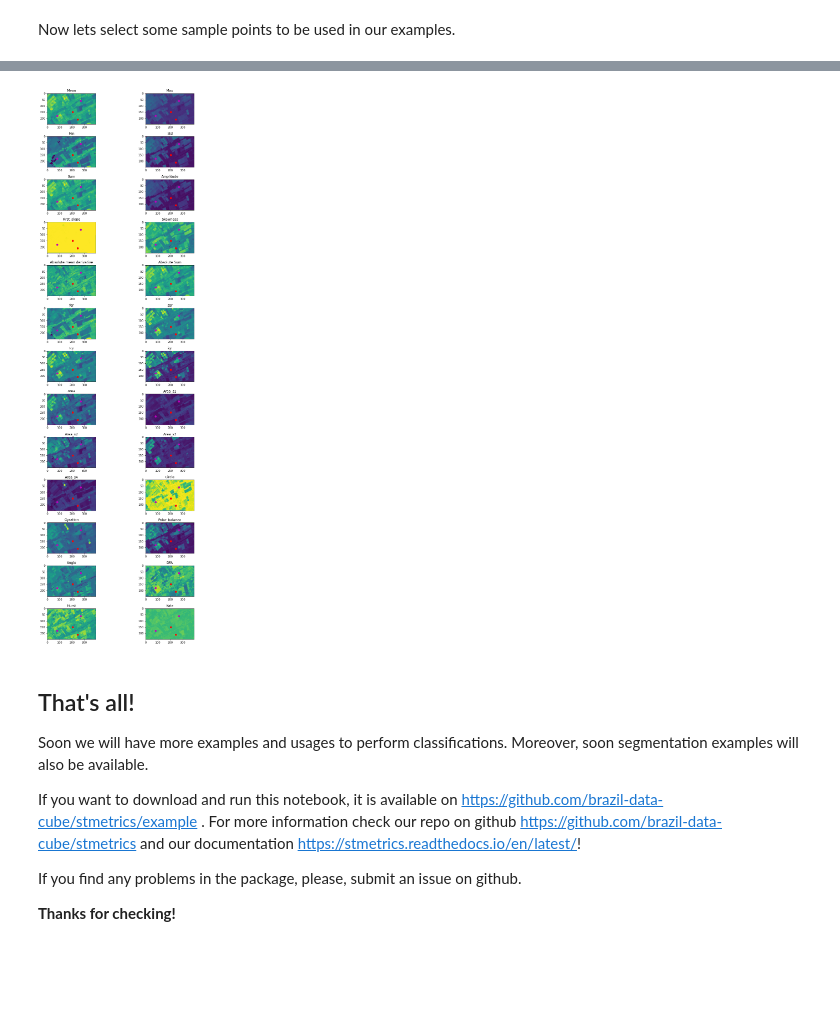
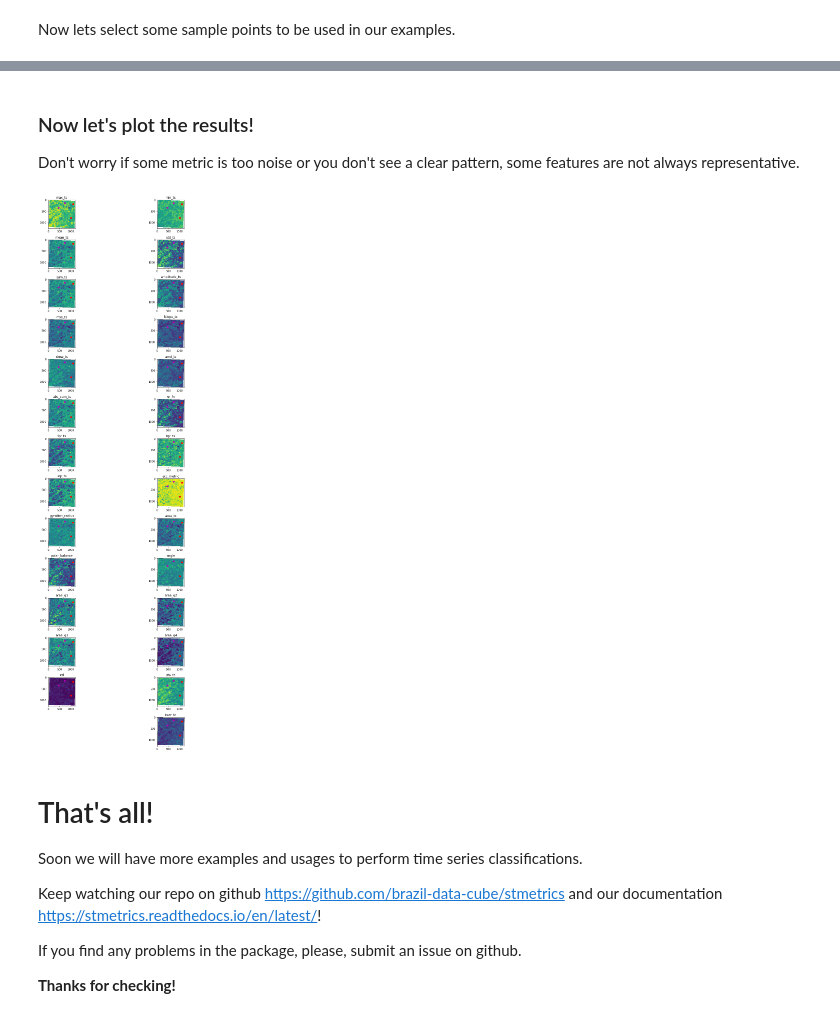
Before and after one commit to brazil-data-cube/stmetrics, a Jupyter notebook: docs/examples/TimeMetrics.ipynb, the cells around one changed output, grey strips where cells are left out. Drawn from its saved outputs; the diff is of its cells as text; code cells hidden in the pictures; blank space fills up the shorter version.

```diff
--- a/docs/examples/TimeMetrics.ipynb
+++ b/docs/examples/TimeMetrics.ipynb
@@ -73,0 +154,3 @@ plt.imshow(img[0,:,:], cmap = 'gray')
+# %%
+bdc_stac = stac.STAC("http://brazildatacube.dpi.inpe.br/stac/")
+bdc_stac
@@ -73,0 +163,9 @@ plt.imshow(img[0,:,:], cmap = 'gray')
+# %%
+w = -45.90
+n = -12.20
+e = -45.20
+s = -12.90
+bbox = ( w,s,e,n )
+
+my_bands = ['NDVI']
+timeline = '2018-09-01/2019-08-31'
@@ -73,0 +174,2 @@ plt.imshow(img[0,:,:], cmap = 'gray')
+# %%
+xarray = bdc2xray(bdc_stac, "CB4_64_16D_STK-1", bbox, timeline, my_bands)
@@ -151,2 +267,2 @@ Hint: This process may take sometime deppending on your system.
 # %%
-im_metrics = stmetrics.metrics.sits2metrics(ds)
+im_metrics = stmetrics.metrics.sits2metrics(xarray)
@@ -189,31 +309,33 @@ Don't worry if some metric is too noise or you don't see a clear pattern, some f
+# %% [markdown]
+### Now let's plot the results!
+
+Don't worry if some metric is too noise or you don't see a clear pattern, some features are not always representative.
 # %%
-header=["Mean", "Max", "Min", "Std", "Sum","Amplitude",
-        "First_slope","Skewness","Absolute mean derivative",
-        "Absolute Sum","fqr","sqr","tqr","iqr","Area","Area_s1",
-        "Area_s2","Area_s3","Area_s4","Circle","Gyration","Polar_balance",
-        "Angle", "DFA","Hurst","Katz"]
+header = stmetrics.utils.list_metrics()
 
-plt.figure(1,figsize=(10,30))
-for b,n in zip(range(1, im_metrics.shape[0]+1),header):
+img = im_metrics.NDVI_metrics.values
+
+plt.figure(1,figsize=(15,30))
+
+for b,n in zip(range(1, img.shape[0]+1),header):
     plt.subplot(14,2,b,)
-    plt.imshow(im_metrics[b-1,:,:])
-    plt.scatter(205,150,color='r')
-    plt.scatter(245,210,color='r')
-    plt.scatter(80,180,color='m')
-    plt.scatter(270,60,color='m')
+    plt.imshow(img[b-1,:,:])
+    plt.scatter(1100,185,color='r')
+    plt.scatter(1000,800,color='r')
+    plt.scatter(450,350,color='m')
+    plt.scatter(730,140,color='m')
     plt.tight_layout()
     plt.title(n)
 
 plt.show()
 # %% [output]
-[figure, old version]
+[figure, new version]
 # %% [markdown]
-That's all!
---------------
+# That's all!
 
-Soon we will have more examples and usages to perform classifications. Moreover, soon segmentation examples will also be available.
+Soon we will have more examples and usages to perform time series classifications.
 
-If you want to download and run this notebook, it is available on https://github.com/brazil-data-cube/stmetrics/example . For more information check our repo on github https://github.com/brazil-data-cube/stmetrics and our documentation https://stmetrics.readthedocs.io/en/latest/!
+Keep watching our repo on github https://github.com/brazil-data-cube/stmetrics and our documentation https://stmetrics.readthedocs.io/en/latest/!
 
 If you find any problems in the package, please, submit an issue on github.
 
```
Also changed, not shown: parts of 26 cells of this notebook, 1 other file.
